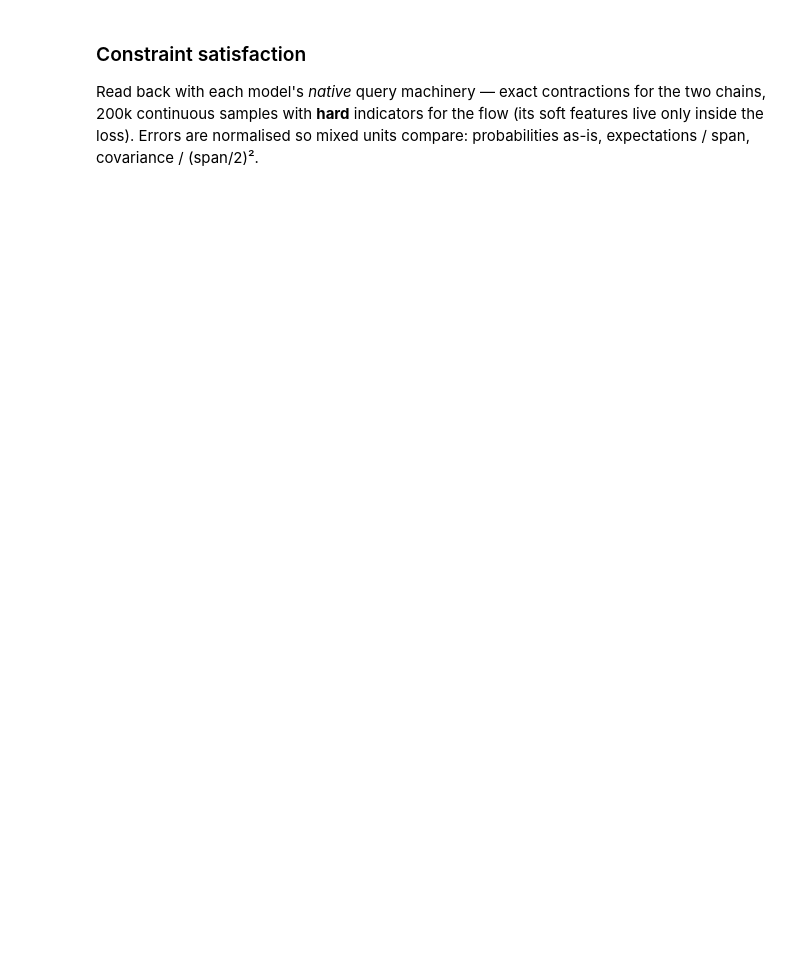
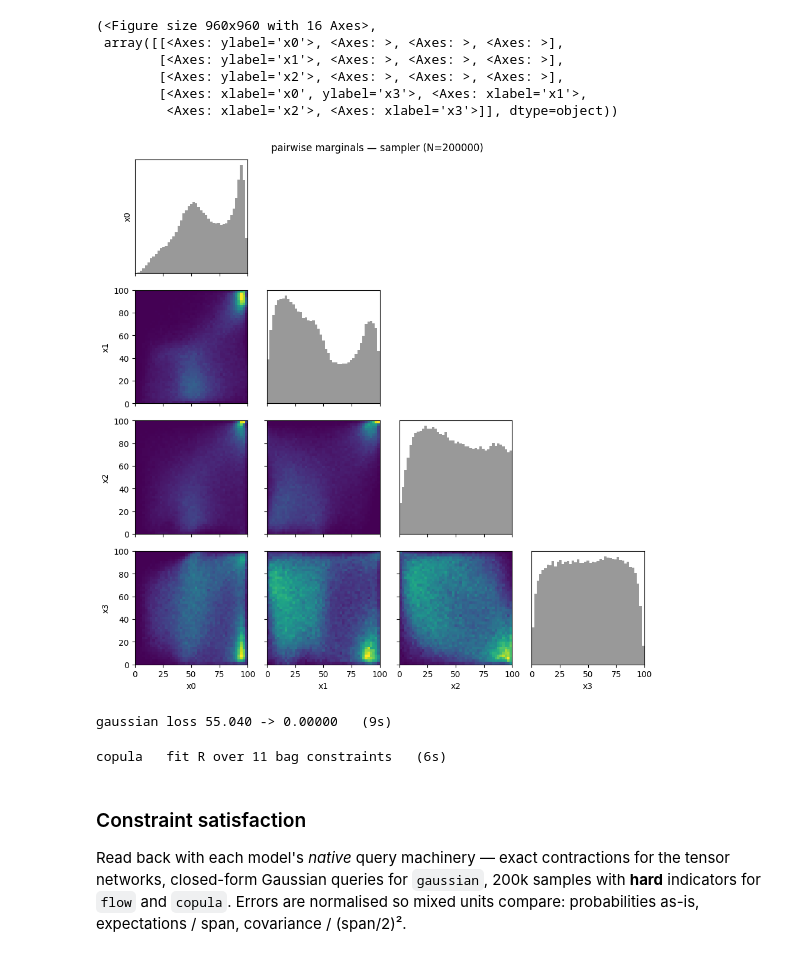
Before and after one commit to amdson/calibrated_response, a Jupyter notebook: examples/constraints_tests/model_comparison_viz.ipynb, the cells around one changed output. Drawn from its saved outputs; the diff is of its cells as text; code cells hidden in the pictures; blank space fills up the shorter version.

```diff
--- a/examples/constraints_tests/model_comparison_viz.ipynb
+++ b/examples/constraints_tests/model_comparison_viz.ipynb
@@ -130,10 +199,78 @@ print(f"{'flow':<13s} loss {fh[0]:.2f} -> {np.mean(fh[-100:]):.3f}   "
+# %%
+flow_plot_pairwise(fm, fp, bins=45, n_samples=200_000, seed=7)
+# %% [output]
+(<Figure size 960x960 with 16 Axes>,
+ array([[<Axes: ylabel='x0'>, <Axes: >, <Axes: >, <Axes: >],
+        [<Axes: ylabel='x1'>, <Axes: >, <Axes: >, <Axes: >],
+        [<Axes: ylabel='x2'>, <Axes: >, <Axes: >, <Axes: >],
+        [<Axes: xlabel='x0', ylabel='x3'>, <Axes: xlabel='x1'>,
+         <Axes: xlabel='x2'>, <Axes: xlabel='x3'>]], dtype=object))
+[figure, added]
+# %%
+t0 = time.time()
+gm = GaussianModel([VarSpec(n, "gaussian", 0.0, 100.0) for n in names])
+
+def gauss_loss(p):
+    cov = gm._cov(p)
+    return (W_EF * (gm.expectation(p, "x0") - 65.0) ** 2
+            + W_EF * (gm.expectation(p, "x2") - 49.0) ** 2
+            + W_EF * (gm.expectation(p, "x3") - 50.0) ** 2
+            + W_P * (gm.prob(p, {"x1": (">", 60.0)}) - 0.30) ** 2
+            + W_P * (gm.cond_prob(p, {"x1": (">", 60.0)}, {"x0": (">", 70.0)}) - 0.60) ** 2
+            + W_P * (gm.cond_prob(p, {"x1": ("<", 30.0)}, {"x0": ("<", 40.0)}) - 0.55) ** 2
+            + W_EF * (gm.expectation(p, "x2", event={"x1": (">", 60.0)}) - 70.0) ** 2
+            + W_EF * (gm.expectation(p, "x2", event={"x1": ("<", 60.0)}) - 40.0) ** 2
+            + W_C * (cov[2, 3] + 250.0) ** 2
+            + W_P * (gm.prob(p, {"x0": (">", 70.0), "x3": (">", 70.0)}) - 0.15) ** 2)
+
+gp, gh = train(gauss_loss, gm.init_params(seed=1), TrainConfig(steps=2000, lr=0.03))
+fits["gaussian"] = (gm, gp)
+print(f"gaussian loss {gh[0]:.3f} -> {gh[-1]:.5f}   ({time.time()-t0:.0f}s)")
+# %% [output]
+gaussian loss 55.040 -> 0.00000   (9s)
+# %%
+t0 = time.time()
+# exact-uniform 20-bin encoder over [0,100] (grid table -> quantile edges 0,5,..,100)
+grid = np.tile(np.linspace(0.0, 100.0, 2001), (NV, 1)).T
+enc = TableEncoder(pd.DataFrame(grid, columns=names), n_bins_cont=NBINS)
+
+from scipy.optimize import brentq
+def tilt(mean):
+    """1-D maxent histogram with E[x] = mean: exponential tilt of uniform."""
+    c = centers / SPAN
+    def gap(lam):
+        w = np.exp(lam * (c - 0.5)); w /= w.sum()
+        return w @ c - mean / SPAN
+    lam = 0.0 if abs(gap(0.0)) < 1e-9 else brentq(gap, -60, 60)
+    w = np.exp(lam * (c - 0.5)); return w / w.sum()
+
+marg = {"x0": tilt(65.0), "x2": tilt(49.0), "x3": tilt(50.0),
+        "x1": np.where(centers > 60, 0.30 / 8, 0.70 / 12)}   # P(x1>60)=0.30
+
+iv_gt = lambda v, t: Interval(v, int(t / 5), NBINS)
+iv_lt = lambda v, t: Interval(v, 0, int(t / 5))
+cop_bag = [MarginalConstraint(n, tuple(marg[n])) for n in names] + [
+    CondProbConstraint((iv_gt("x1", 60),), (iv_gt("x0", 70),), 0.60),
+    CondProbConstraint((iv_lt("x1", 30),), (iv_lt("x0", 40),), 0.55),
+    CondExpectConstraint("x2", (iv_gt("x1", 60),), 0.70),    # encoded units
+    CondExpectConstraint("x2", (iv_lt("x1", 60),), 0.40),
+    CondExpectConstraint("x3", (iv_gt("x2", 50),), 0.40),    # cov translation
+    CondExpectConstraint("x3", (iv_lt("x2", 50),), 0.60),
+    ProbConstraint((iv_gt("x0", 70), iv_gt("x3", 70)), 0.15),
+]
+cop = GaussianCopulaEngine().fit(enc, cop_bag, seed=0).model
+x_cop = cop.sample(None, 200_000, seed=7) * SPAN
+print(f"copula   fit R over {len(cop_bag)} bag constraints   ({time.time()-t0:.0f}s)")
+# %% [output]
+copula   fit R over 11 bag constraints   (6s)
 # %% [markdown]
 ### Constraint satisfaction
 
 Read back with each model's *native* query machinery — exact contractions for
-the two chains, 200k continuous samples with **hard** indicators for the flow
-(its soft features live only inside the loss). Errors are normalised so mixed
-units compare: probabilities as-is, expectations / span, covariance / (span/2)².
+the tensor networks, closed-form Gaussian queries for `gaussian`, 200k samples
+with **hard** indicators for `flow` and `copula`. Errors are normalised so
+mixed units compare: probabilities as-is, expectations / span,
+covariance / (span/2)².
 # %%
 def eval_tc(m, p):
     e2 = m.expectation(p, {2: centers}); e3 = m.expectation(p, {3: centers})
```
Also changed, not shown: parts of 15 cells of this notebook, 6 other files.
